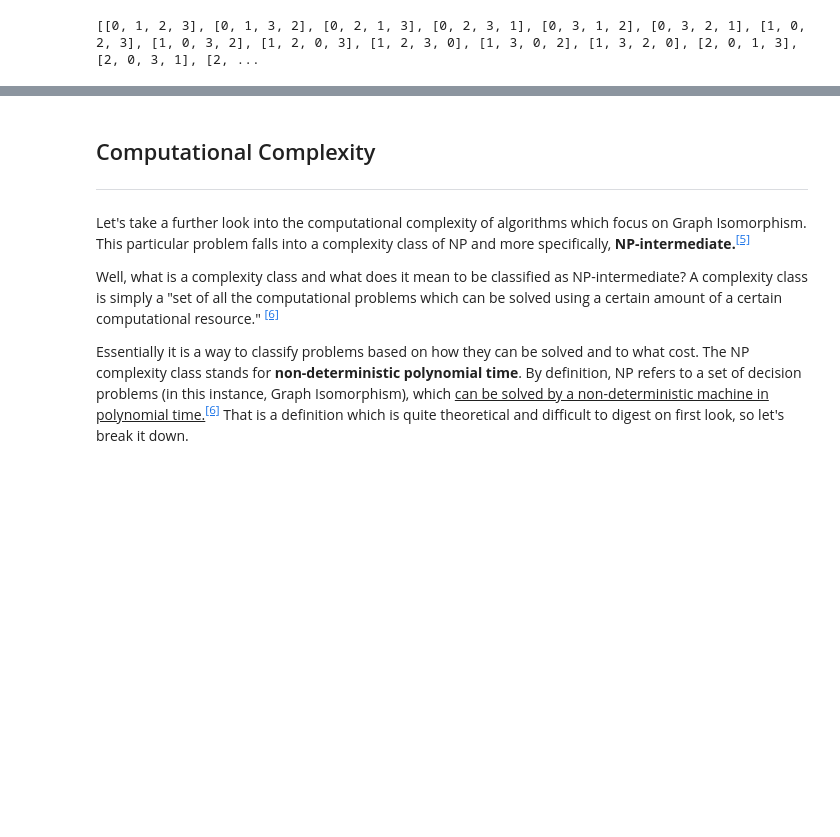
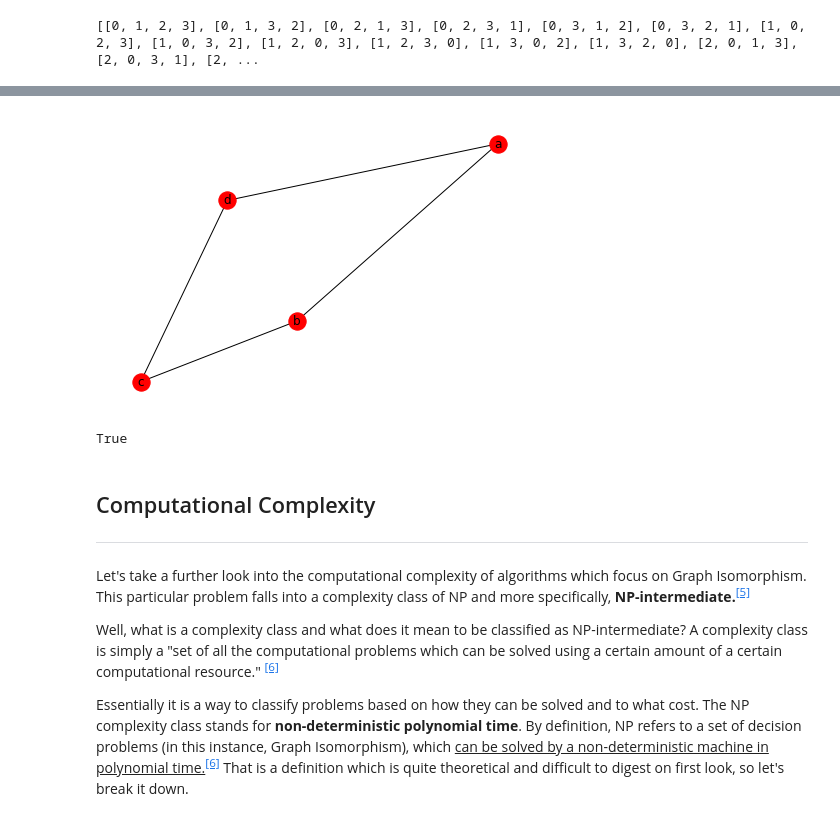
Before and after one commit to shanemcdonagh/Graph-Theory-Assessment, a Jupyter notebook: graph-isomorphism.ipynb, the cells around one changed output, grey strips where cells are left out. Cells and saved outputs as stored; diff of their text form; code cells hidden in the pictures; blank space fills up the shorter version.

```diff
--- a/graph-isomorphism.ipynb
+++ b/graph-isomorphism.ipynb
@@ -310,3 +348,16 @@ def graph_isomorphism(g1_adj,g2_adj)
+# %%
+nx.draw_random(graph2,**parameters)
+# %% [output]
+[figure, added]
+# %%
+# Retrieve the adjacency matrices of both graphs
+adj = nx.to_numpy_array(graph3)
+adj2 = nx.to_numpy_array(graph3)
+
+# Determine if they are isomorphic (True or false)
+graph_isomorphism(adj,adj2)
+# %% [output]
+True
 # %% [markdown]
 ## Computational Complexity
 ***
```
Also changed, not shown: parts of 3 cells of this notebook.
